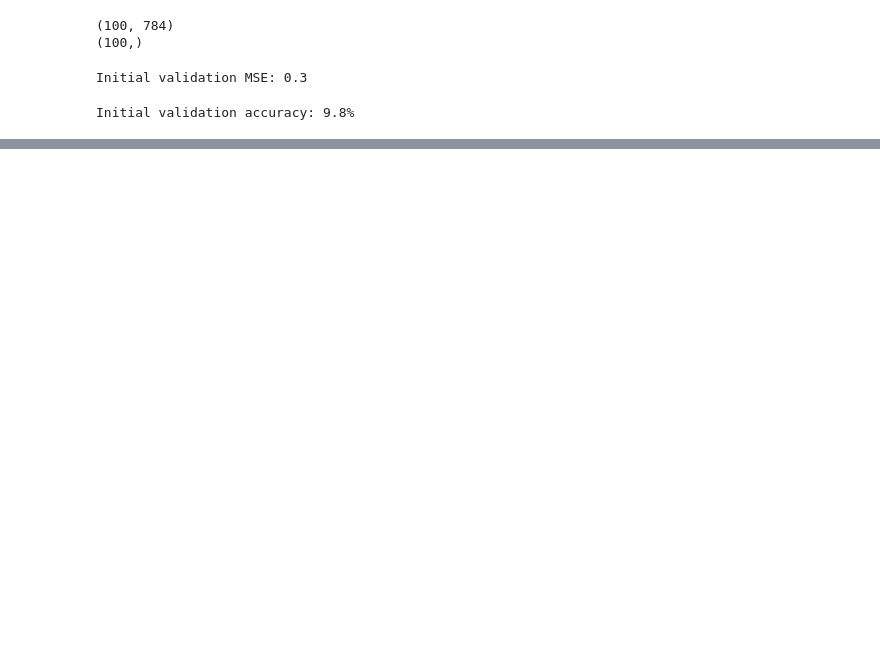
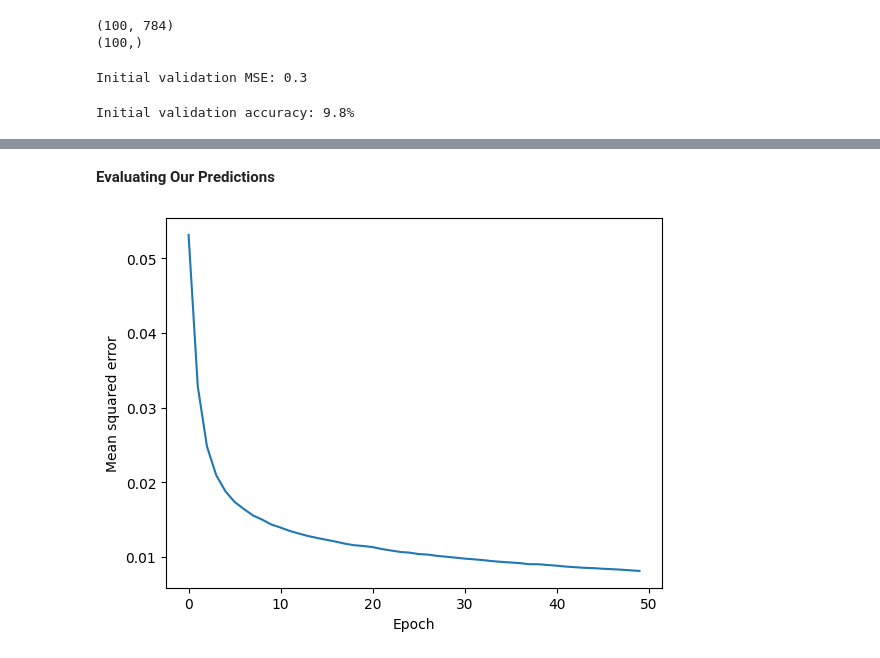
Before and after one commit to RkCode2025/Hand_Digit_Recognition_with_Multilayer_Perceptron, a Jupyter notebook: notebook/Multilayer_Perceptron.ipynb, the cells around one changed output, grey strips where cells are left out. Cells and saved outputs as stored; diff of their text form; code cells hidden in the pictures; blank space fills up the shorter version.

```diff
--- a/notebook/Multilayer_Perceptron.ipynb
+++ b/notebook/Multilayer_Perceptron.ipynb
@@ -104,7 +106,7 @@ class Multilayer_Perceptron:
         ### Output layer weights
         #########################
 
-        y_onehot = int_to_onehot(y)
+        y_onehot = int_to_onehot(y, num_labels=self.num_classes)
 
         #Part 1: dLoss/dOutWeights
 
@@ -248,0 +269,11 @@ TypeError: int_to_onehot() missing 1 required positional argument: 'num_labels'
+# %% [markdown]
+**Evaluating Our Predictions**
+# %%
+import matplotlib.pyplot as plt
+
+plt.plot(range(len(epoch_loss)), epoch_loss)
+plt.ylabel('Mean squared error')
+plt.xlabel('Epoch')
+plt.show()
+# %% [output]
+[figure, added]
```
Also changed, not shown: parts of 6 cells of this notebook.
